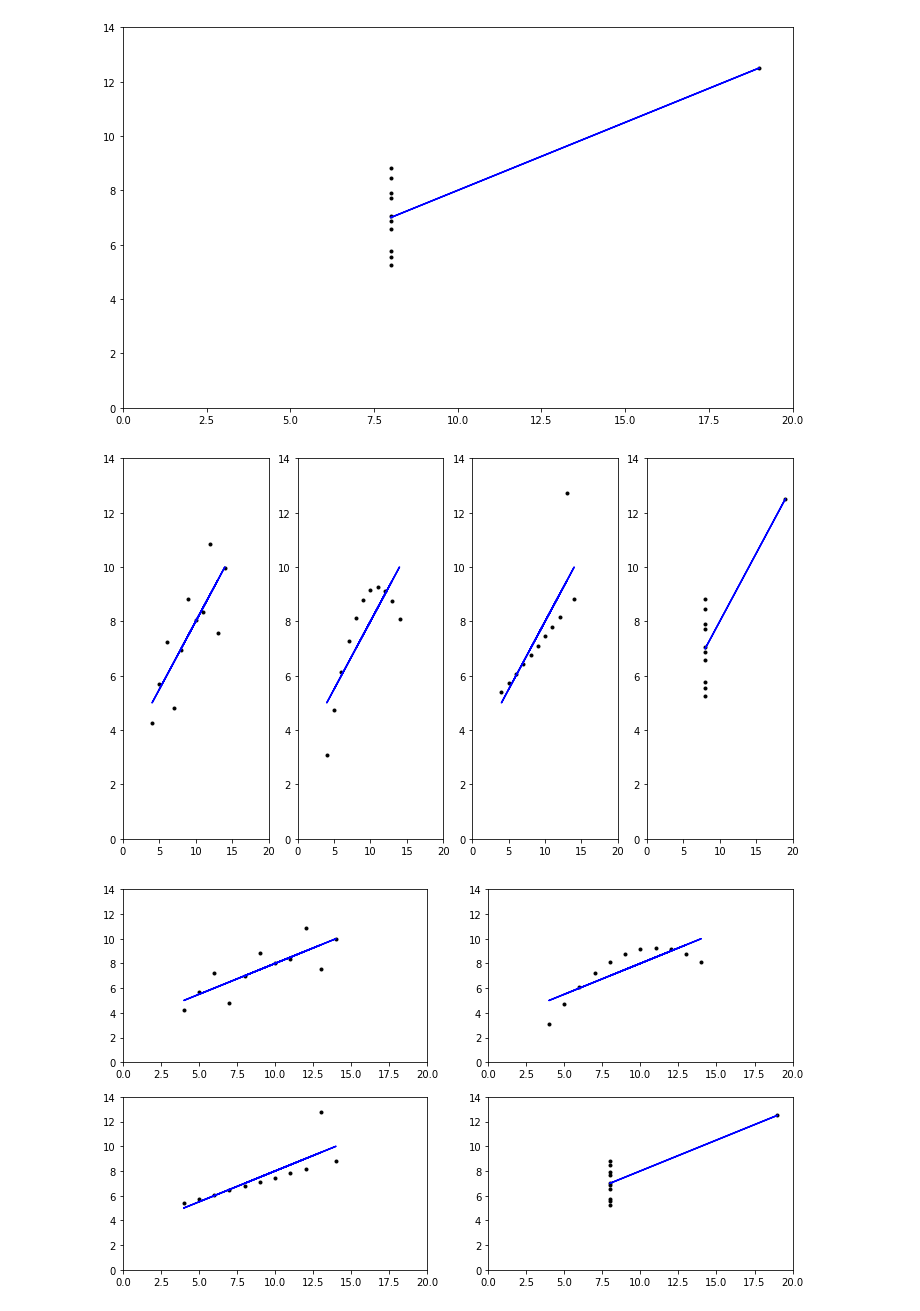
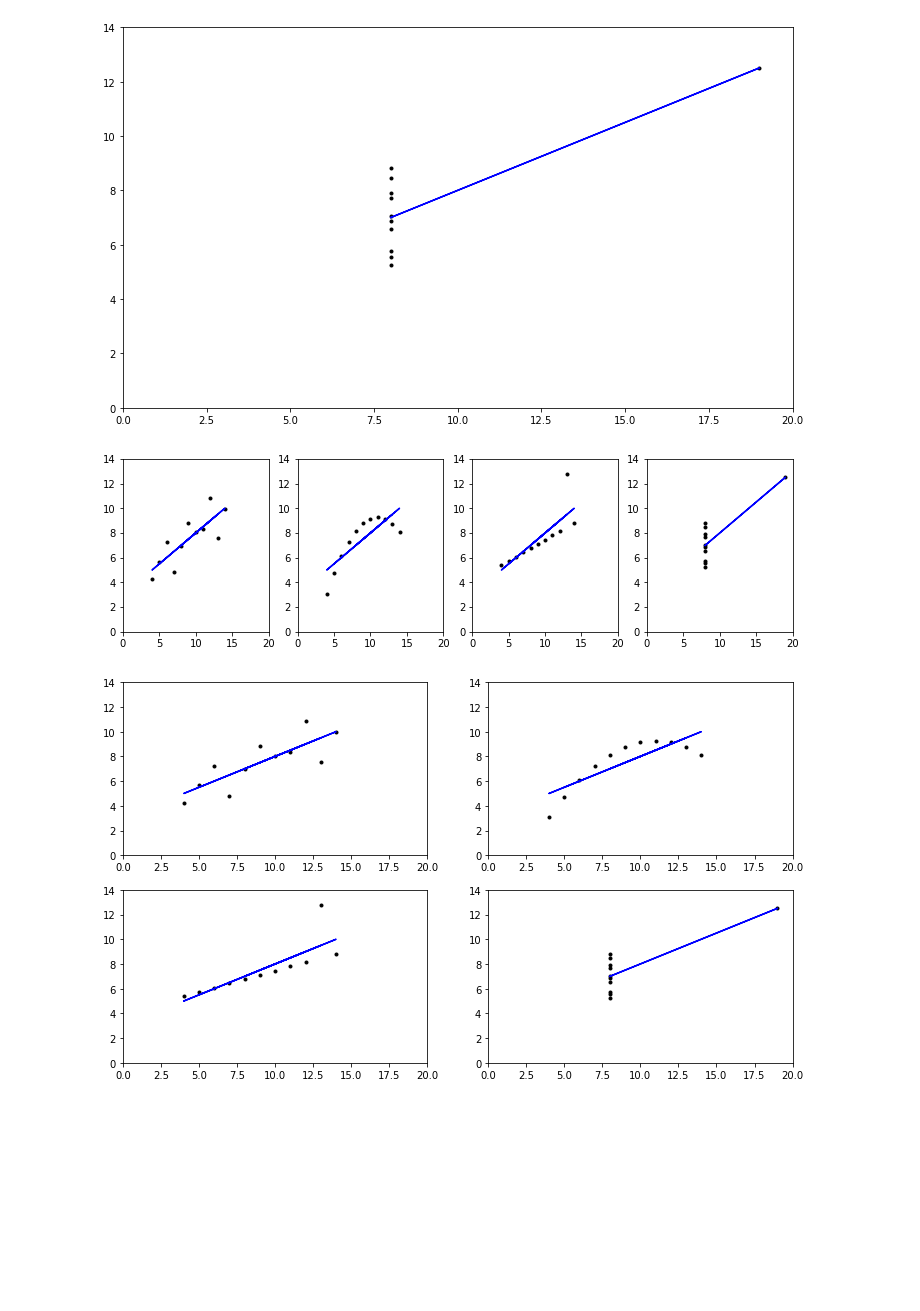
Before and after one commit to Nayade2lu/anscombes, a Jupyter notebook: Anscombes.ipynb, the cells around one changed output. Cells and saved outputs as stored; diff of their text form; code cells hidden in the pictures; blank space fills up the shorter version.

Commit message:
refactor code labels and rows in plots side by side

```diff
--- a/Anscombes.ipynb
+++ b/Anscombes.ipynb
@@ -305,32 +305,32 @@ plt.show()
 # %%
 #plots side by side
 #the first argument sets the number of rows
 #the second argument sets the number of columns
 #the third argument sets the position of the plot
 
-plt.subplot(1,4,1)
+plt.subplot(2,4,1)
 plt.plot(x1, y1, 'k.')
 plt.plot(x1, m1 * x1 + c1, 'b-')
 plt.axis([0, 20, 0, 14])
 
-plt.subplot(1,4,2)
+plt.subplot(2,4,2)
 plt.plot(x2, y2, 'k.')
 plt.plot(x2, m2 * x2 + c2, 'b-')
 plt.axis([0, 20, 0, 14])
 
-plt.subplot(1,4,3)
+plt.subplot(2,4,3)
 plt.plot(x3, y3, 'k.')
 plt.plot(x3, m3 * x3 + c3, 'b-')
 plt.axis([0, 20, 0, 14])
 
-plt.subplot(1,4,4)
+plt.subplot(2,4,4)
 plt.plot(x4, y4, 'k.')
 plt.plot(x4, m4 * x4 + c4, 'b-')
 plt.axis([0, 20, 0, 14])
 
 plt.show()
 # %% [output]
-[figure, old version]
+[figure, new version]
 # %%
 #plots in 2 colums and 2 rows
 #the first number in the argument sets the number of rows
```
Also changed, not shown: parts of 3 cells of this notebook.
